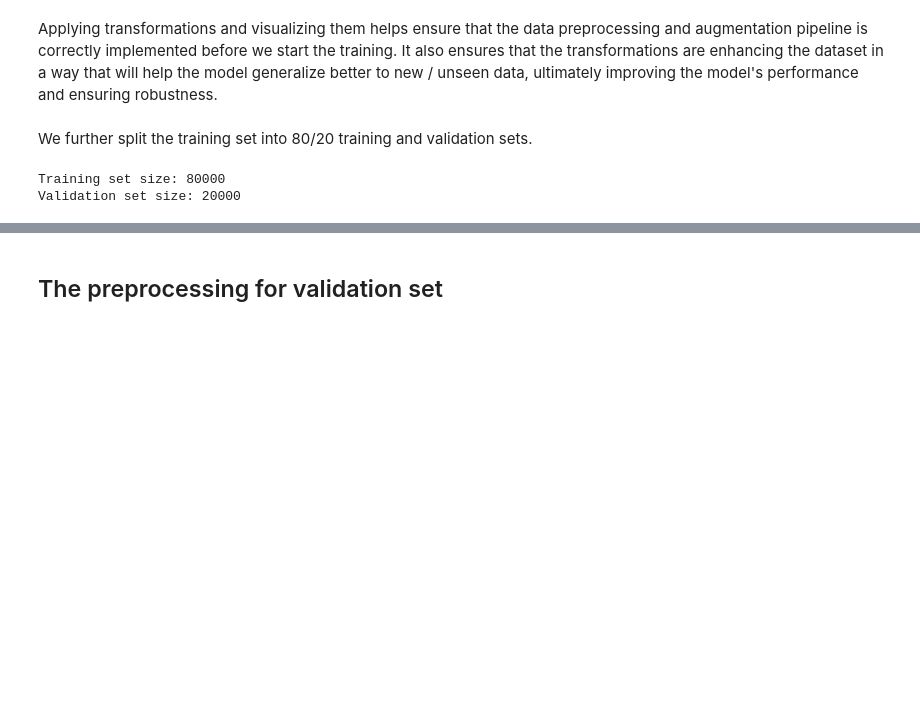
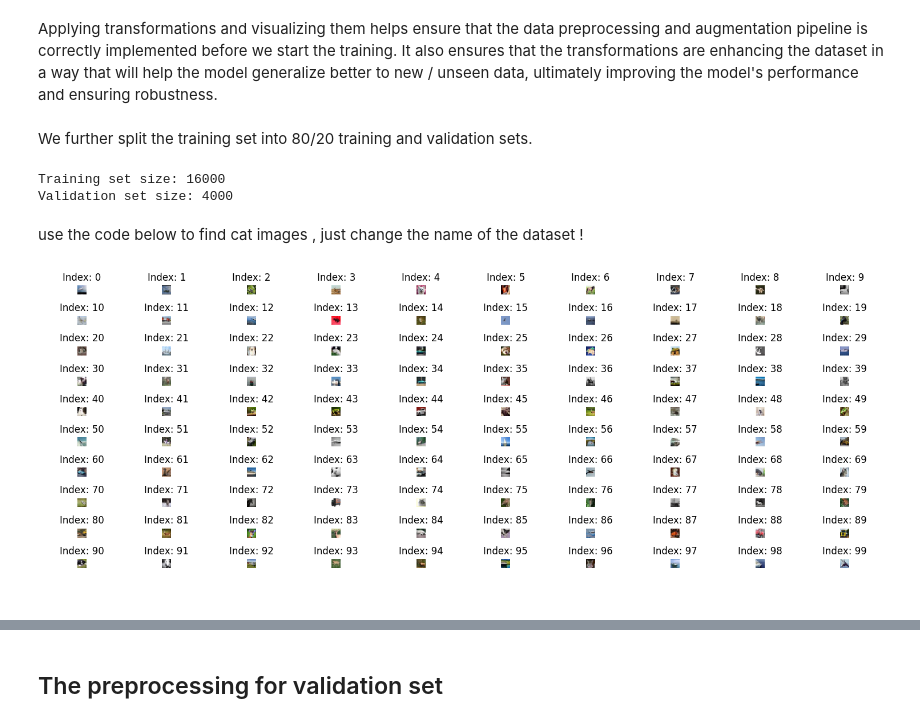
Before and after one commit to stefsyrsiri/synthetic-image-detection, a Jupyter notebook: report.ipynb, the cells around one changed output, grey strips where cells are left out. Drawn from its saved outputs; the diff is of its cells as text; code cells hidden in the pictures; blank space fills up the shorter version.

```diff
--- a/report.ipynb
+++ b/report.ipynb
@@ -223,9 +223,16 @@ ultimately improving the model's performance and ensuring robustness.
 # %% [markdown]
 We further split the training set into 80/20 training and validation sets.
 # %%
+ # train_set= reduced_dataset αυτο το βαζουμε για να διαβαζει καθε φορα το αρχικό train dataset και να κανει το split ,
+#γιατι αν το τρεξουμε παραπανω απο μια φορές χωρις να του εχουμε δηλώσει
+#train_set= reduced_dataset τοτε κανει split το Train που ηδη εχει γινει split
+
+train_set= reduced_dataset
+
 len_img=len(train_set)
 len_train=int(0.8*len_img)
 len_val=len_img-len_train
+
 
 # Split Pytorch tensor
 train_set,val_set=random_split(train_set,
@@ -235,6 +242,57 @@ print("Training set size:", len(train_set))
 print("Validation set size:", len(val_set))
 # TO-DO: Another graph now that we have a val set as well
 # %% [output]
-Training set size: 80000
-Validation set size: 20000
+Training set size: 16000
+Validation set size: 4000
+# %% [markdown]
+use the code below to find cat images , just change the name of the dataset !
+# %%
+import matplotlib.pyplot as plt
+import numpy as np
+import torchvision.transforms.functional as TF
+
+# Define a function to display images
+def show_images(images, indices, ncols=10, figsize=(15, 6)):
+    """
+    Display a list of images in a grid format with indices as titles.
+
+    Args:
+        images (list of PIL Images or Tensors): List of images to display.
+        indices (list): List of indices corresponding to each image.
+        ncols (int): Number of columns in the grid.
+        figsize (tuple): Size of the figure (width, height).
+    """
+    assert len(images) == len(indices), "Number of images must equal number of indices"
+    nrows = len(images) // ncols + 1
+    fig, axes = plt.subplots(nrows, ncols, figsize=figsize)
+    fig.subplots_adjust(hspace=0.5)
+    axes = axes.flatten()
+
+    for i, (image, index) in enumerate(zip(images, indices)):
+        if isinstance(image, torch.Tensor):
+            image = TF.to_pil_image(image)  # Convert Tensor to PIL Image
+        axes[i].imshow(image)
+        axes[i].axis('off')
+        axes[i].set_title(f'Index: {index}')
+
+    for ax in axes[len(images):]:
+        ax.axis('off')  # Hide extra subplot axes if any
+
+    plt.tight_layout()
+    plt.show()
+
+# Load the first 100 images and indices from train_set
+num_images_to_display = 100
+display_images = []
+display_indices = []
+
+for i in range(num_images_to_display):
+    image, _ = train_set[i]  # Ignore label here
+    display_images.append(image)
+    display_indices.append(i)  # Use index as label
+
+# Display the images with indices as titles
+show_images(display_images, display_indices)
+# %% [output]
+[figure, added]
 # %%
```
Also changed, not shown: parts of 2 cells of this notebook.
